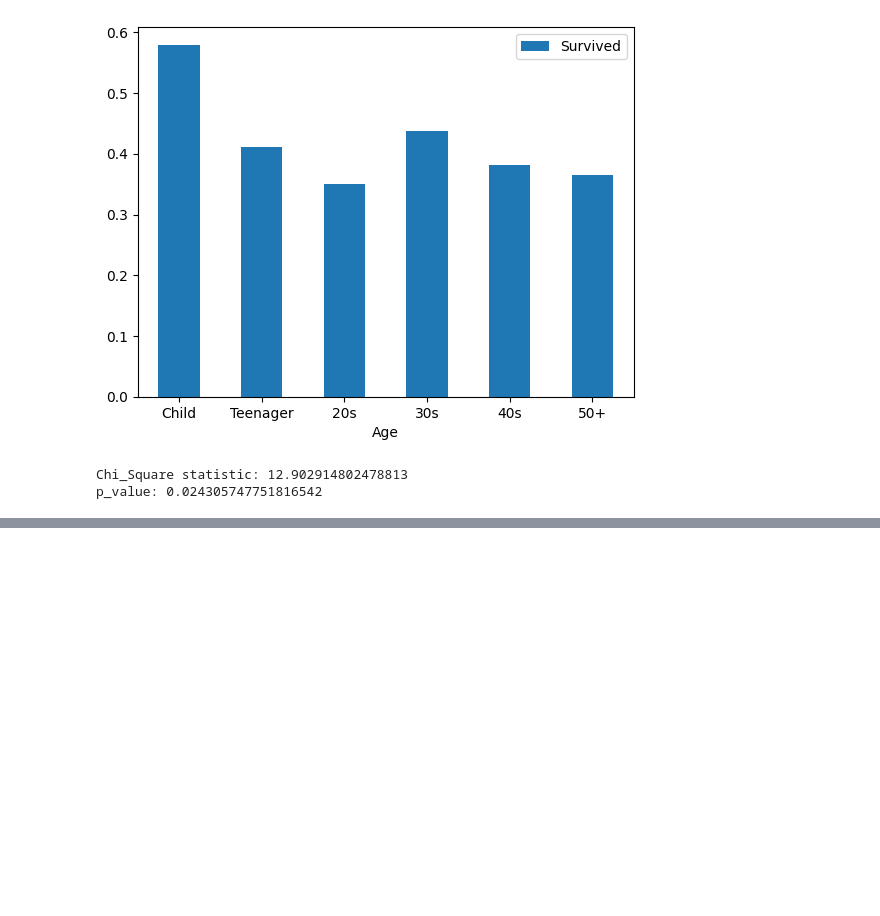
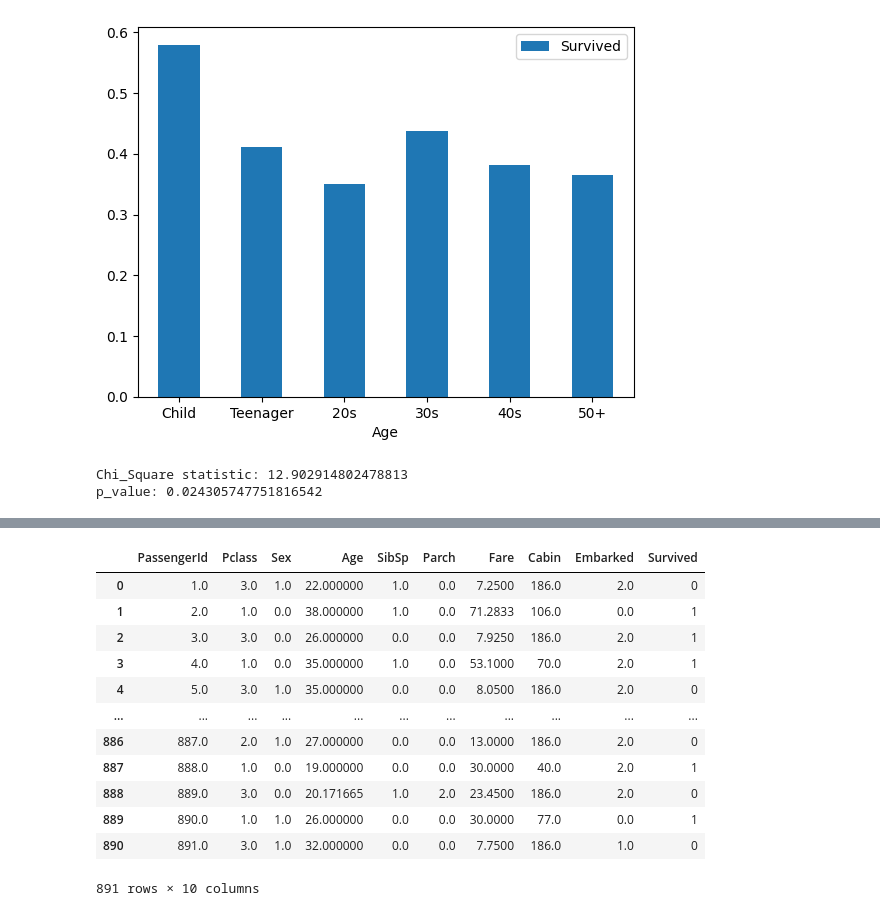
Before and after one commit to essiesalari/Titanic-ML, a Jupyter notebook: TitanicML.ipynb, the cells around one changed output, grey strips where cells are left out. Drawn from its saved outputs; the diff is of its cells as text; code cells hidden in the pictures; blank space fills up the shorter version.

```diff
--- a/TitanicML.ipynb
+++ b/TitanicML.ipynb
@@ -160,0 +211,33 @@ p_value: 0.024305747751816542
+# %%
+from sklearn.experimental import enable_iterative_imputer
+from sklearn.impute import IterativeImputer
+
+imp = IterativeImputer(max_iter=10, random_state=42)
+
+
+df_train_dropped = df_train.drop(['Survived'], axis=1) # Drop the 'Survived' column from df_train before imputation
+
+
+df_imputed_train = imp.fit_transform(df_train_dropped)
+df_imputed_test = imp.transform(df_test)
+
+
+df_imputed_train = pd.DataFrame(df_imputed_train, columns=df_train_dropped.columns)
+df_imputed_test = pd.DataFrame(df_imputed_test, columns=df_test.columns)
+
+
+df_imputed_train = pd.concat([df_imputed_train, df_train['Survived']], axis=1) # Concatenate the 'Survived' column back to df_imputed_train
+# %% [output]
+|  | PassengerId | Pclass | Sex | Age | SibSp | Parch | Fare | Cabin | Embarked | Survived |
+| 0 | 1.0 | 3.0 | 1.0 | 22.000000 | 1.0 | 0.0 | 7.2500 | 186.0 | 2.0 | 0 |
+| 1 | 2.0 | 1.0 | 0.0 | 38.000000 | 1.0 | 0.0 | 71.2833 | 106.0 | 0.0 | 1 |
+| 2 | 3.0 | 3.0 | 0.0 | 26.000000 | 0.0 | 0.0 | 7.9250 | 186.0 | 2.0 | 1 |
+| 3 | 4.0 | 1.0 | 0.0 | 35.000000 | 1.0 | 0.0 | 53.1000 | 70.0 | 2.0 | 1 |
+| 4 | 5.0 | 3.0 | 1.0 | 35.000000 | 0.0 | 0.0 | 8.0500 | 186.0 | 2.0 | 0 |
+| ... | ... | ... | ... | ... | ... | ... | ... | ... | ... | ... |
+| 886 | 887.0 | 2.0 | 1.0 | 27.000000 | 0.0 | 0.0 | 13.0000 | 186.0 | 2.0 | 0 |
+| 887 | 888.0 | 1.0 | 0.0 | 19.000000 | 0.0 | 0.0 | 30.0000 | 40.0 | 2.0 | 1 |
+| 888 | 889.0 | 3.0 | 0.0 | 20.171665 | 1.0 | 2.0 | 23.4500 | 186.0 | 2.0 | 0 |
+| 889 | 890.0 | 1.0 | 1.0 | 26.000000 | 0.0 | 0.0 | 30.0000 | 77.0 | 0.0 | 1 |
+| 890 | 891.0 | 3.0 | 1.0 | 32.000000 | 0.0 | 0.0 | 7.7500 | 186.0 | 1.0 | 0 |
+891 rows × 10 columns
```
Also changed, not shown: parts of 3 cells of this notebook.
